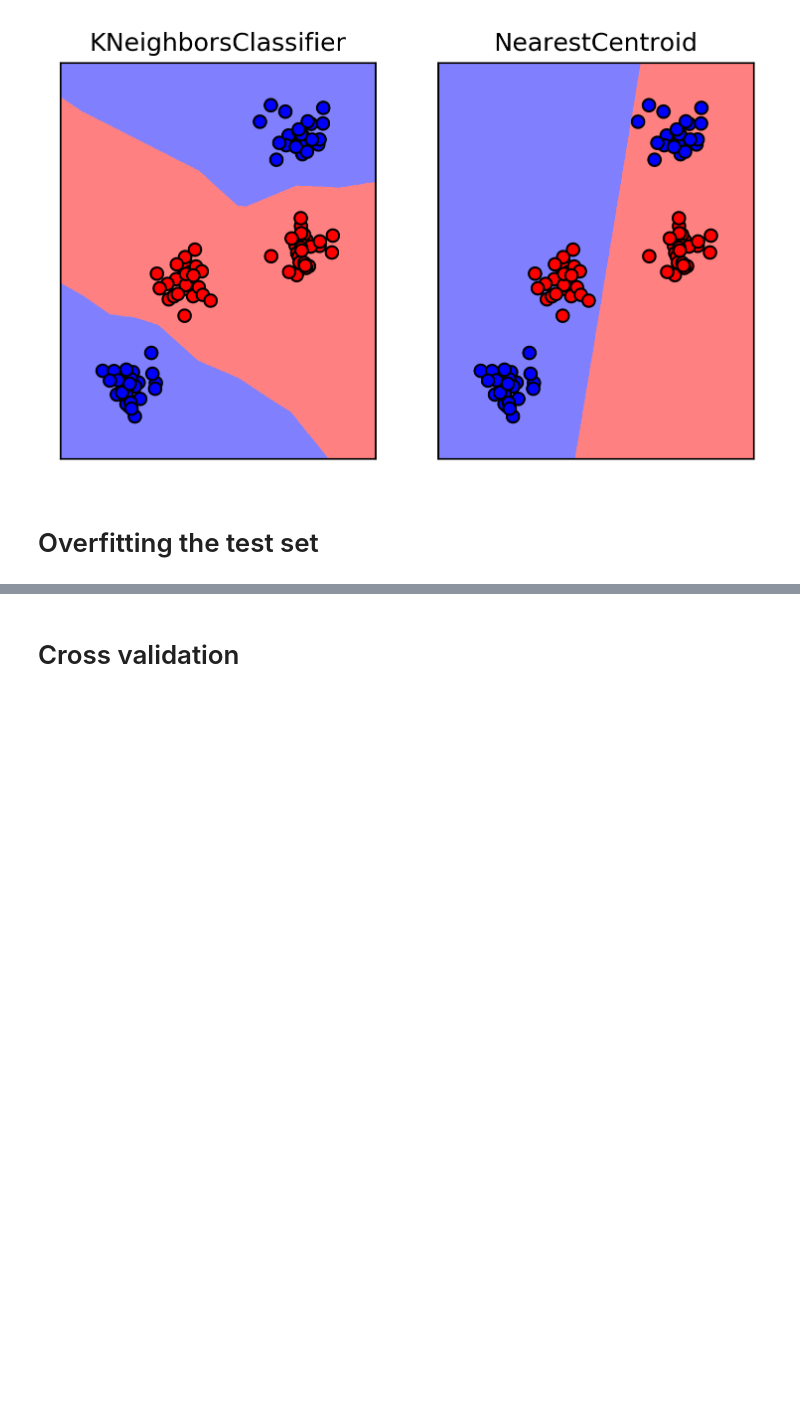
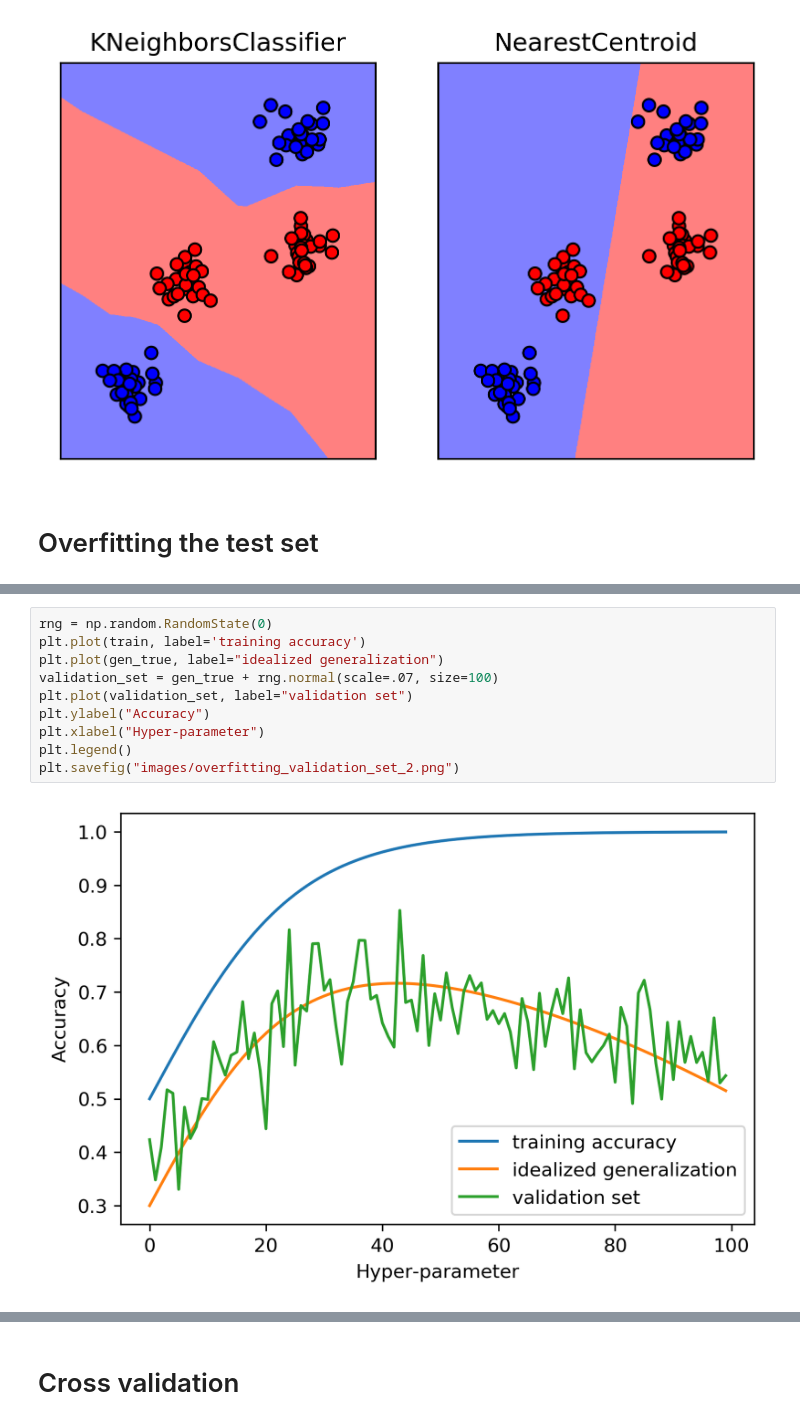
Before and after one commit to amueller/COMS4995-s20, a Jupyter notebook: slides/aml-03-supervised-learning/aml-04-supervised-learning.ipynb, the cells around one changed output, grey strips where cells are left out. Drawn from its saved outputs; the diff is of its cells as text; blank space fills up the shorter version.

```diff
--- a/slides/aml-03-supervised-learning/aml-04-supervised-learning.ipynb
+++ b/slides/aml-03-supervised-learning/aml-04-supervised-learning.ipynb
@@ -273,0 +227,12 @@ test-set score: {knn.score(X_test, y_test):.3f}
+# %%
+rng = np.random.RandomState(0)
+plt.plot(train, label='training accuracy')
+plt.plot(gen_true, label="idealized generalization")
+validation_set = gen_true + rng.normal(scale=.07, size=100)
+plt.plot(validation_set, label="validation set")
+plt.ylabel("Accuracy")
+plt.xlabel("Hyper-parameter")
+plt.legend()
+plt.savefig("images/overfitting_validation_set_2.png")
+# %% [output]
+[figure, added]
```
Also changed, not shown: parts of 16 cells of this notebook.
